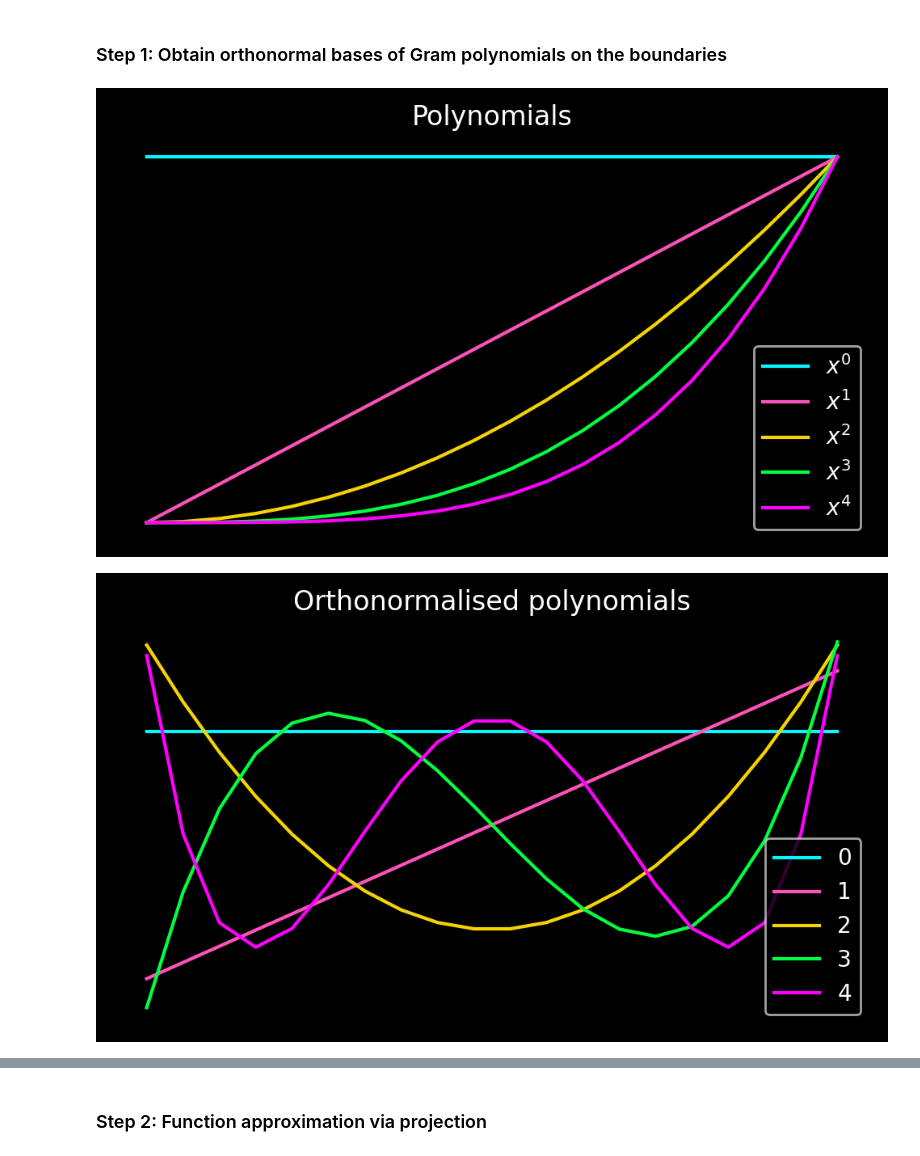
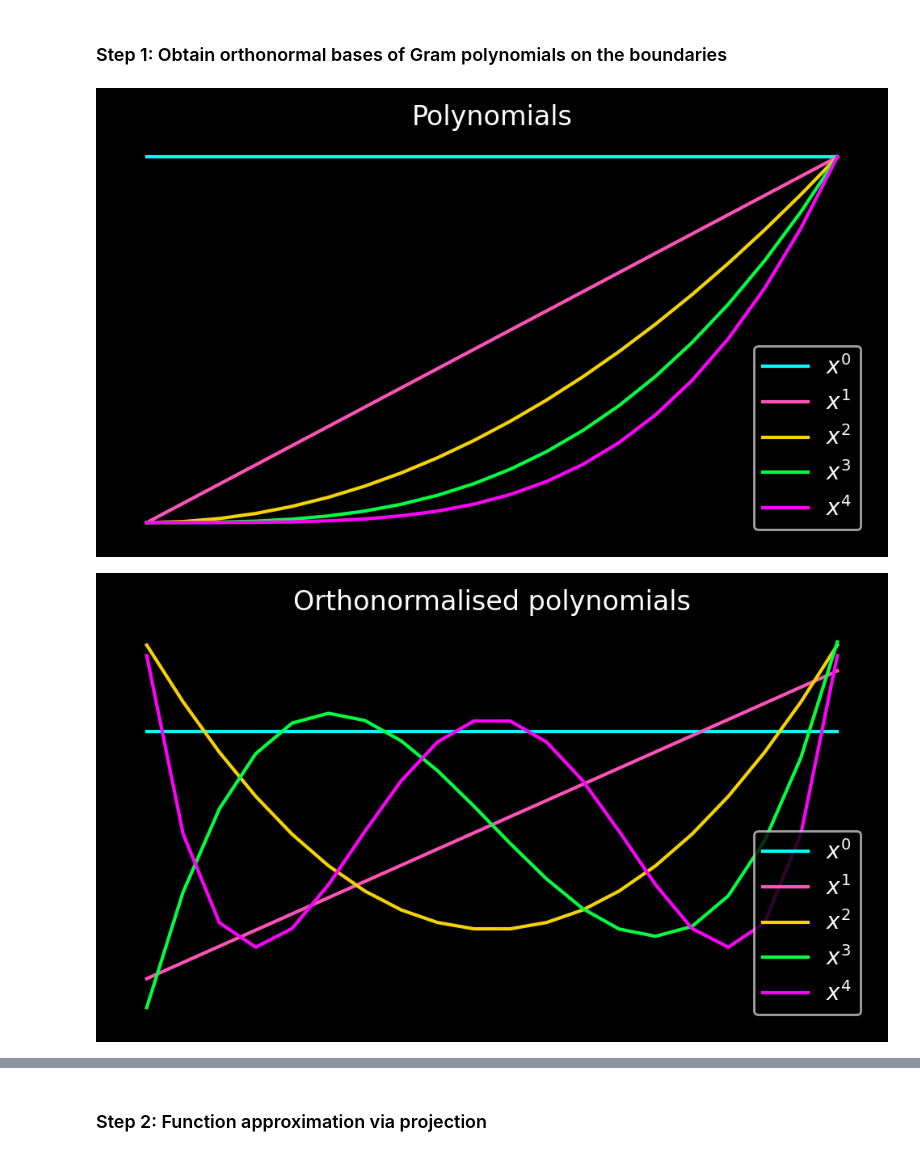
Before and after one commit to KunkelAlexander/when-fourier-fails-python, a Jupyter notebook: 7_gram_fourier_extension.ipynb, the cells around one changed output, grey strips where cells are left out. Saved outputs shown, nothing was run; the diff lists cells and outputs as text; code cells hidden in the pictures.

```diff
--- a/7_gram_fourier_extension.ipynb
+++ b/7_gram_fourier_extension.ipynb
@@ -124,35 +124,35 @@ class GramSchmidt:
         for i in range(m):
             plt.plot(x, self.V[:, i].T * self.A, label=f"$x^{i}$")
         plt.legend()
         plt.tight_layout()
         plt.savefig("figures/gramfe_polynomials.png", bbox_inches='tight')
         plt.show()
 
 
 
 
         fig, axs = plt.subplots(figsize=(5, 3), dpi=200)
         plt.title(f"Orthonormalised polynomials")
         plt.axis("off")
         for i in range(m):
-            plt.plot(self.x, self.U[:, i].T * self.A, label=f"{i}")
+            plt.plot(self.x, self.U[:, i].T * self.A, label=f"$x^{i}$")
         plt.legend()
         plt.tight_layout()
         plt.savefig("figures/gramfe_orthonormal_polynomials.png", bbox_inches='tight')
         plt.show()
 
         print("The orthonormalised polynomials and their scalar products")
         for i in range(m):
             for j in range(m):
                 u_ij[i, j] = self.scalar_product(self.U[:, i], self.U[:, j])
             print(f"i = {i} u_ij = {u_ij[i, :]}")
 
 x = mp.linspace(0, 1, 20)
 gs = GramSchmidt(x, 5)
 gs.plot_polynomials()
 # %% [output]
 [figure]
-[figure, old version]
+[figure, new version]
 The orthonormalised polynomials and their scalar products
 i = 0 u_ij = [1.0  4.511956179950586967241077346158633089232036476092292140267023716e-66  -1.141259504340442585831566622851889546099868049835109188420482469e-65  2.216166711916905951556646814142622723 ...
 i = 1 u_ij = [4.511956179950586967241077346158633089232036476092292140267023716e-66  1.0  3.01670638458352452878541753720813599776176982686462052898549971e-66  1.71227710446498091829927458129665393786 ...
```
Also changed, not shown: parts of 4 cells of this notebook, 5 other files.
